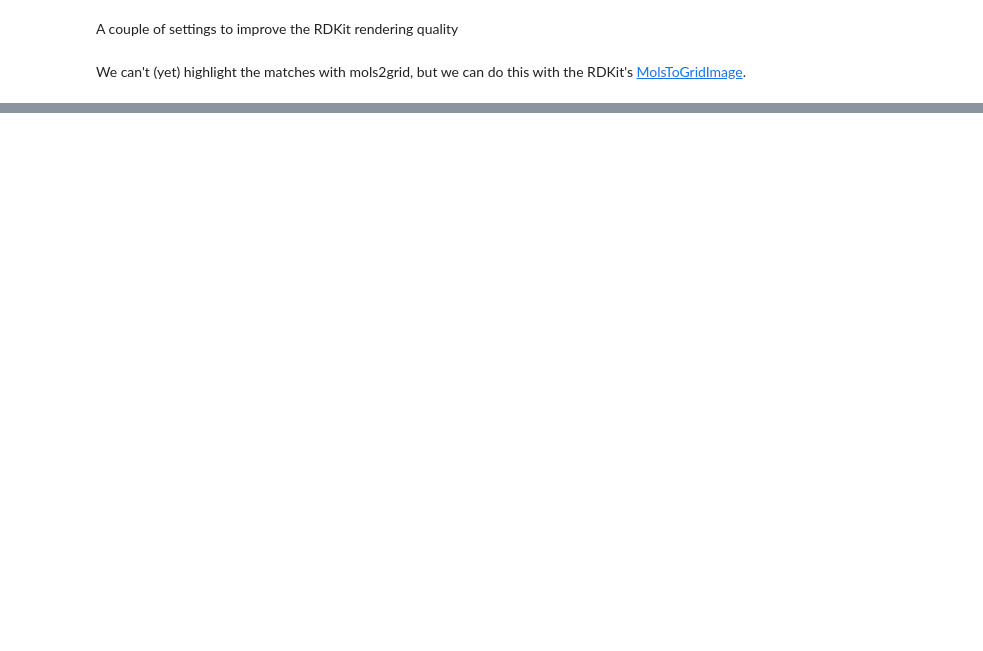
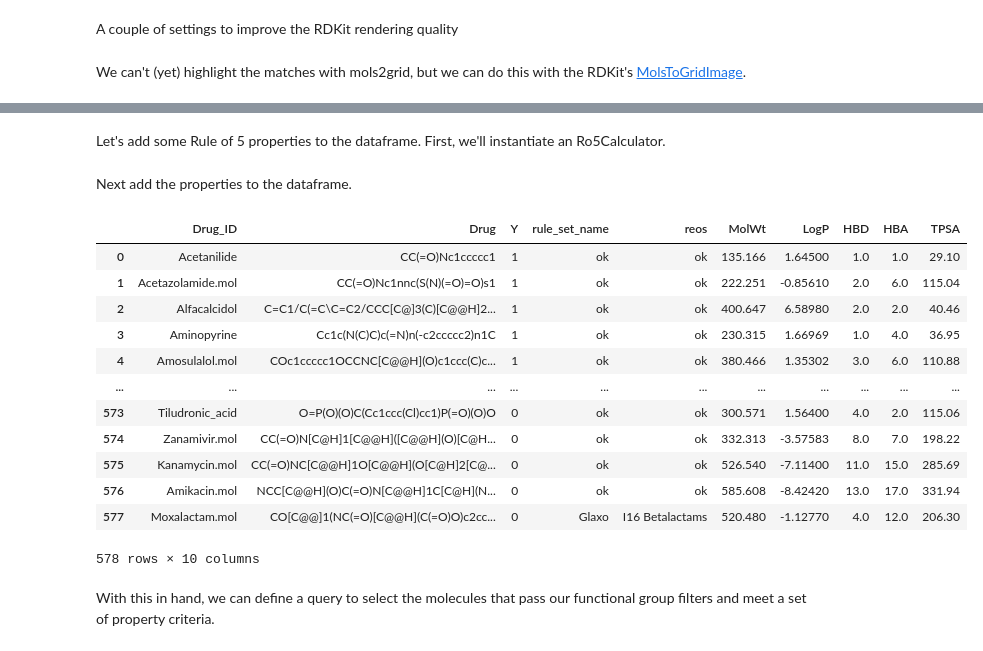
Before and after one commit to PatWalters/useful_rdkit_utils, a Jupyter notebook: notebooks/demo_REOS.ipynb, the cells around one changed output, grey strips where cells are left out. Drawn from its saved outputs; the diff is of its cells as text; code cells hidden in the pictures; blank space fills up the shorter version.

```diff
--- a/notebooks/demo_REOS.ipynb
+++ b/notebooks/demo_REOS.ipynb
@@ -214,3 +214,29 @@ else:
 img
 # %% [output]
 [drawing not drawn]
+# %% [markdown]
+Let's add some Rule of 5 properties to the dataframe.  First, we'll instantiate an Ro5Calculator.
+# %%
+ro5_calc = uru.Ro5Calculator()
+# %% [markdown]
+Next add the properties to the dataframe.
+# %%
+hia_data[ro5_calc.names] = hia_data.Drug.apply(ro5_calc.calc_smiles).to_list()
+# %%
+hia_data
+# %% [output]
+|  | Drug_ID | Drug | Y | rule_set_name | reos | MolWt | LogP | HBD | HBA | TPSA |
+| 0 | Acetanilide | CC(=O)Nc1ccccc1 | 1 | ok | ok | 135.166 | 1.64500 | 1.0 | 1.0 | 29.10 |
+| 1 | Acetazolamide.mol | CC(=O)Nc1nnc(S(N)(=O)=O)s1 | 1 | ok | ok | 222.251 | -0.85610 | 2.0 | 6.0 | 115.04 |
+| 2 | Alfacalcidol | C=C1/C(=C\C=C2/CCC[C@]3(C)[C@@H]2... | 1 | ok | ok | 400.647 | 6.58980 | 2.0 | 2.0 | 40.46 |
+| 3 | Aminopyrine | Cc1c(N(C)C)c(=N)n(-c2ccccc2)n1C | 1 | ok | ok | 230.315 | 1.66969 | 1.0 | 4.0 | 36.95 |
+| 4 | Amosulalol.mol | COc1ccccc1OCCNC[C@@H](O)c1ccc(C)c... | 1 | ok | ok | 380.466 | 1.35302 | 3.0 | 6.0 | 110.88 |
+| ... | ... | ... | ... | ... | ... | ... | ... | ... | ... | ... |
+| 573 | Tiludronic_acid | O=P(O)(O)C(Cc1ccc(Cl)cc1)P(=O)(O)O | 0 | ok | ok | 300.571 | 1.56400 | 4.0 | 2.0 | 115.06 |
+| 574 | Zanamivir.mol | CC(=O)N[C@H]1[C@@H]([C@@H](O)[C@H... | 0 | ok | ok | 332.313 | -3.57583 | 8.0 | 7.0 | 198.22 |
+| 575 | Kanamycin.mol | CC(=O)NC[C@@H]1O[C@@H](O[C@H]2[C@... | 0 | ok | ok | 526.540 | -7.11400 | 11.0 | 15.0 | 285.69 |
+| 576 | Amikacin.mol | NCC[C@@H](O)C(=O)N[C@@H]1C[C@H](N... | 0 | ok | ok | 585.608 | -8.42420 | 13.0 | 17.0 | 331.94 |
+| 577 | Moxalactam.mol | CO[C@@]1(NC(=O)[C@@H](C(=O)O)c2cc... | 0 | Glaxo | I16 Betalactams | 520.480 | -1.12770 | 4.0 | 12.0 | 206.30 |
+578 rows × 10 columns
+# %% [markdown]
+With this in hand, we can define a query to select the molecules that pass our functional group filters and meet a set of property criteria.
```
Also changed, not shown: parts of 4 cells of this notebook, 1 other file.
